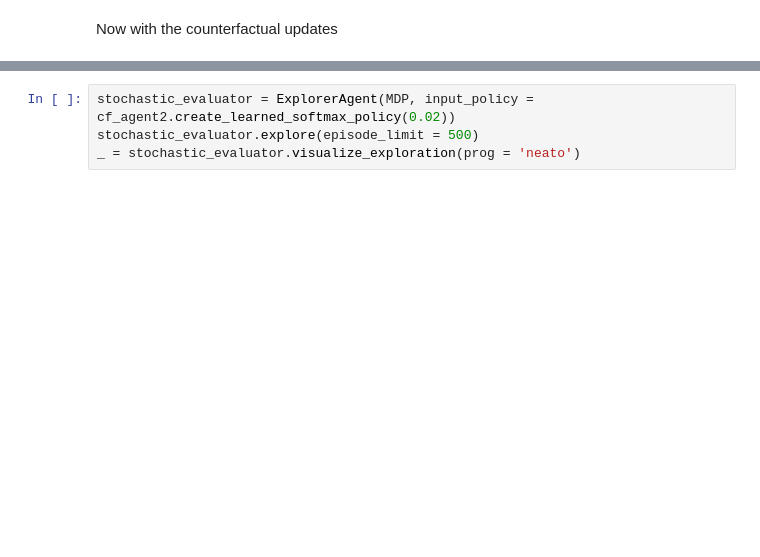
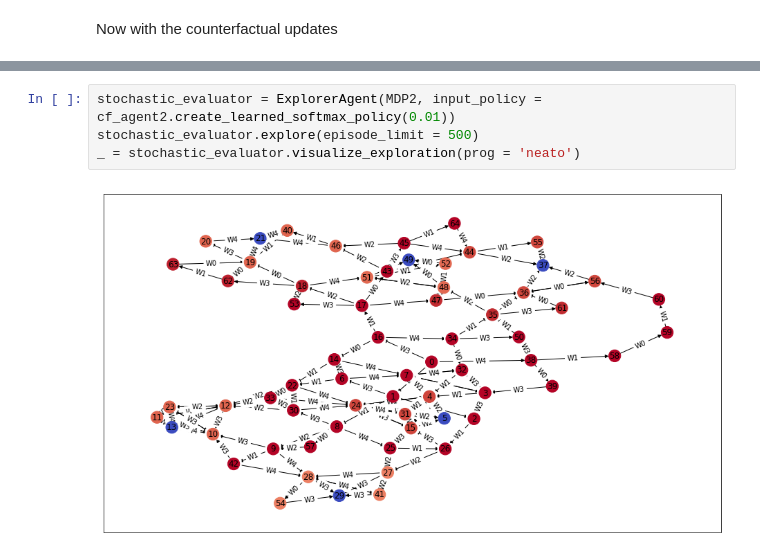
Before and after one commit to interactive-robotics/Personal_AJShah, a Jupyter notebook: LTLProgression/QLearning.ipynb, the cells around one changed output, grey strips where cells are left out. Drawn from its saved outputs; the diff is of its cells as text; blank space fills up the shorter version.

```diff
--- a/LTLProgression/QLearning.ipynb
+++ b/LTLProgression/QLearning.ipynb
@@ -158,4 +159,6 @@ evaluator.visualize_exploration()
 # %%
-stochastic_evaluator = ExplorerAgent(MDP, input_policy = cf_agent2.create_learned_softmax_policy(0.02))
+stochastic_evaluator = ExplorerAgent(MDP2, input_policy = cf_agent2.create_learned_softmax_policy(0.01))
 stochastic_evaluator.explore(episode_limit = 500)
 _ = stochastic_evaluator.visualize_exploration(prog = 'neato')
+# %% [output]
+[figure, added]
```
Also changed, not shown: parts of 24 cells of this notebook, 2 other files.
